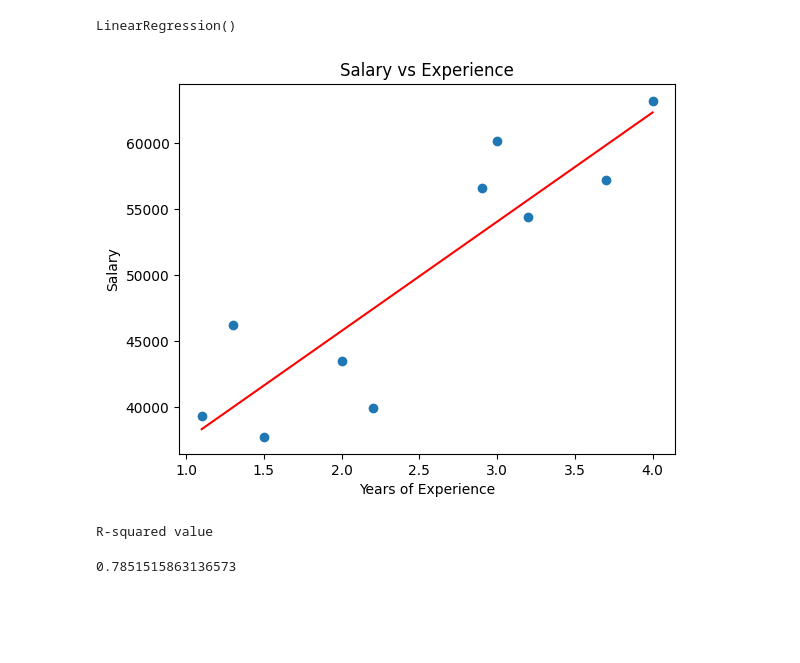
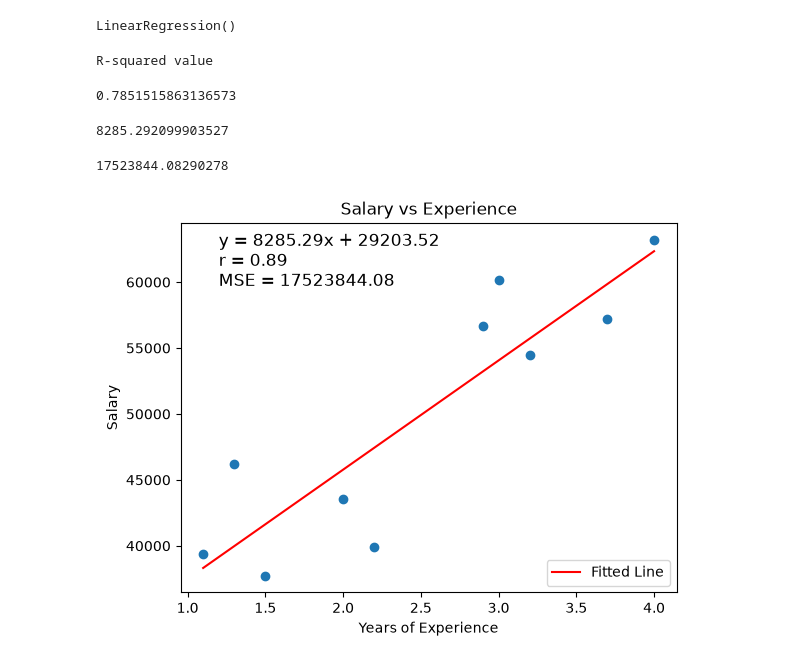
Before and after one commit to Deprehendo/linear-regression-jupyter, a Jupyter notebook: manual/regression_python.ipynb, the cells around one changed output. Saved outputs shown, nothing was run; the diff lists cells and outputs as text; code cells hidden in the pictures; blank space fills up the shorter version.

```diff
--- a/manual/regression_python.ipynb
+++ b/manual/regression_python.ipynb
@@ -59,15 +64,6 @@ model = LinearRegression()
 model.fit(dataset[["YearsExperience"]], dataset[["Salary"]])
 # %% [output]
 LinearRegression()
-# %%
-plt.scatter(x, y)
-plt.plot(dataset["YearsExperience"], model.predict(dataset[["YearsExperience"]]), color="red")
-plt.title("Salary vs Experience")
-plt.xlabel("Years of Experience")
-plt.ylabel("Salary")
-plt.show()
-# %% [output]
-[figure, removed]
 # %%
 print('R-squared value')
 model.score(dataset[["YearsExperience"]], dataset[["Salary"]])  # R-squared
@@ -76,0 +75,27 @@ R-squared value
+# %%
+slope, intercept, r_value, p_value, std_err = linregress(x, y)
+print(slope)
+y_pred = slope * x + intercept
+# %% [output]
+8285.292099903527
+# %%
+from sklearn.metrics import mean_squared_error
+mse = mean_squared_error(y, y_pred)
+print(mse)
+# %% [output]
+17523844.08290278
+# %%
+plt.scatter(x, y)
+plt.plot(x, y_pred, 'r-', label='Fitted Line')
+plt.text(1.2, max(y) - 3500,
+         f"y = {slope:.2f}x + {intercept:.2f}\n"
+         f"r = {r_value:.2f}\n MSE = {mse:.2f}",
+         fontsize=12)
+plt.xlabel("Years of Experience")
+plt.ylabel("Salary")
+plt.title("Salary vs Experience")
+plt.legend()
+plt.savefig("regression_plot_python.png")
+plt.show()
+# %% [output]
+[figure, added]
```
Also changed, not shown: parts of 3 cells of this notebook, 9 other files.
